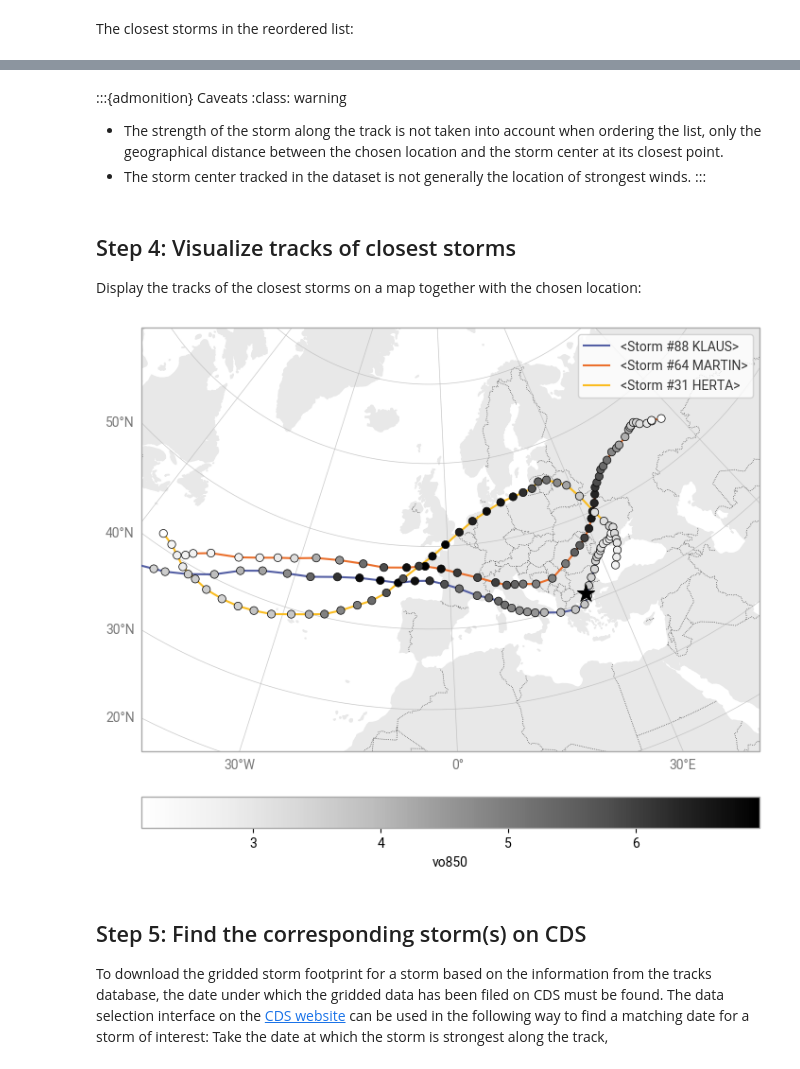
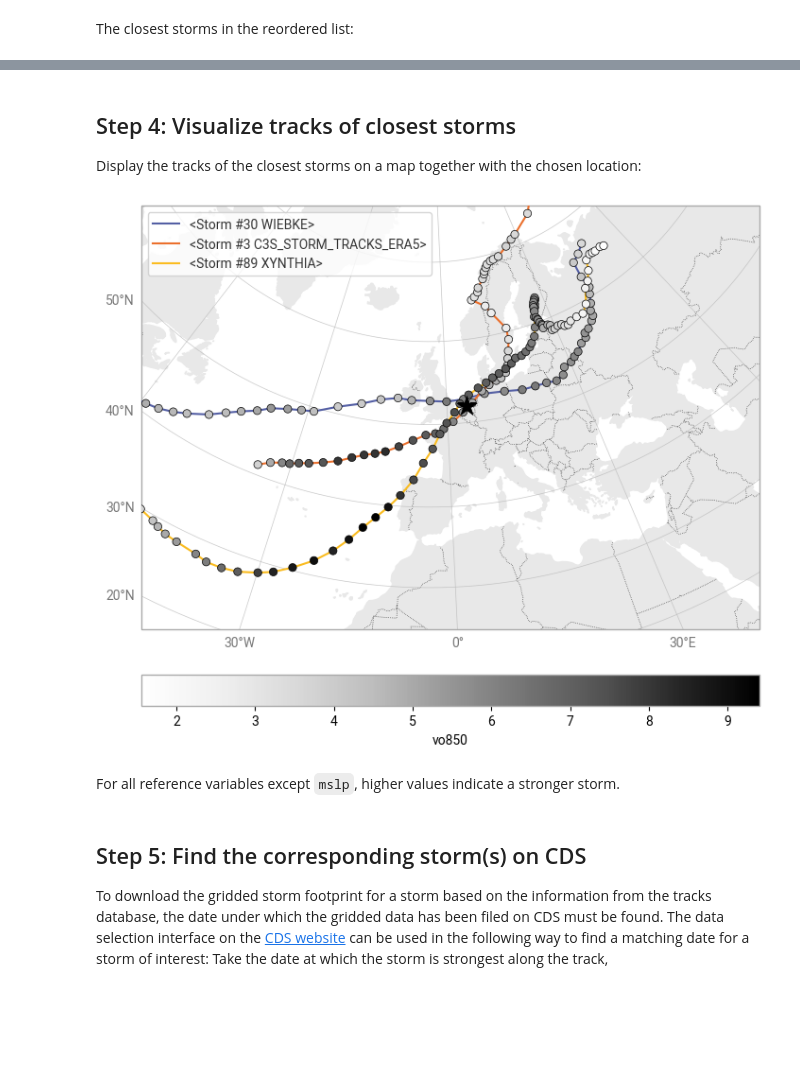
Before and after one commit to CLIMAAX/STORMS, a Jupyter notebook: 01_windstorm/Selection_helper_STORMS.ipynb, the cells around one changed output, grey strips where cells are left out. Saved outputs shown, nothing was run; the diff lists cells and outputs as text; code cells hidden in the pictures; blank space fills up the shorter version.

Commit message:
Improve information provided in notebook

```diff
--- a/01_windstorm/Selection_helper_STORMS.ipynb
+++ b/01_windstorm/Selection_helper_STORMS.ipynb
@@ -135,6 +137,6 @@ Define the coordinates of your location of interest and the variable with which
 # %%
-lat = 41.133  # °N
-lon = 24.883  # °E
+lat = 52.012  # °N
+lon =  4.359  # °E
 
 ref = "vo850"
 # %% [markdown]
@@ -142,2 +144,13 @@ Order the list of storms such that the geographically closest storms are at the
-# %%
-storms.sort(key=lambda s: s.min_distance(lat, lon, reference=ref))
+# %%
+def minimum_distance(storm):
+    """Shortest distance between the storm track and the location of interest"""
+    track_lat = storm.data[f"latitude_{ref}"]
+    track_lon = storm.data[f"longitude_{ref}"]
+    dist = earthkit.geo.distance.haversine_distance(
+        [lat, lon],
+        [track_lat, track_lon]
+    )
+    return np.nanmin(dist)
+
+# Reorder the list of storms
+storms.sort(key=minimum_distance)
@@ -150,10 +169,3 @@ storms[:3]
-# %% [markdown]
-:::{admonition} Caveats
-:class: warning
-
-- The strength of the storm along the track is not taken into account when ordering the list, only the geographical distance between the chosen location and the storm center at its closest point.
-- The storm center tracked in the dataset is not generally the location of strongest winds.
-:::
 # %% [markdown]
 ## Step 4: Visualize tracks of closest storms
 
@@ -161,34 +173,40 @@ Display the tracks of the closest storms on a map together with the chosen locat
 # %%
 subplot = earthkit.plots.Map(domain=["North Atlantic", "Europe"])
 
-for storm in storms[:3]:
+# Marker for the location of interest
+subplot.scatter(x=[lon], y=[lat], marker="*", c="black", s=250, zorder=10)
+
+marker_x = []
+marker_y = []
+marker_c = []
+
+# Number of storms to show
+n = 3
+
+for storm in storms[:n]:
+    x = storm.data[f"longitude_{ref}"]
+    y = storm.data[f"latitude_{ref}"]
     # Line for the track
-    subplot.line(
-        x=storm.data[f"longitude_{ref}"],
-        y=storm.data[f"latitude_{ref}"],
-        label=repr(storm),
-        zorder=4
-    )
-    # Markers indicating the value of reference variable to represent storm strength
-    sc = subplot.scatter(
-        x=storm.data[f"longitude_{ref}"],
-        y=storm.data[f"latitude_{ref}"],
-        c=storm.data[ref],
-        marker="o",
-        cmap="Greys",
-        zorder=5
-    )
+    subplot.line(x=x, y=y, label=repr(storm), zorder=4)
+    # Collect track information so storm strength markers can be plotted together
+    # with a consistent colorscale
+    marker_x.extend(x)
+    marker_y.extend(y)
+    marker_c.extend(storm.data[ref])
 
-subplot.scatter(x=[lon], y=[lat], marker="*", c="black", s=200, zorder=10)
+# Markers indicating the value of reference variable to represent storm strength
+sc = subplot.scatter(x=marker_x, y=marker_y, c=marker_c, marker="o", cmap="Greys", zorder=5)
 
 subplot.fig.colorbar(sc, label=f"{ref}", orientation="horizontal")
 subplot.ax.legend()
 
 subplot.land()
 subplot.borders()
 subplot.gridlines()
 # %% [output]
-[figure, old version]
+[figure, new version]
+# %% [markdown]
+For all reference variables except `mslp`, higher values indicate a stronger storm.
 # %% [markdown]
 ## Step 5: Find the corresponding storm(s) on CDS
 
```
Also changed, not shown: parts of 8 cells of this notebook.
